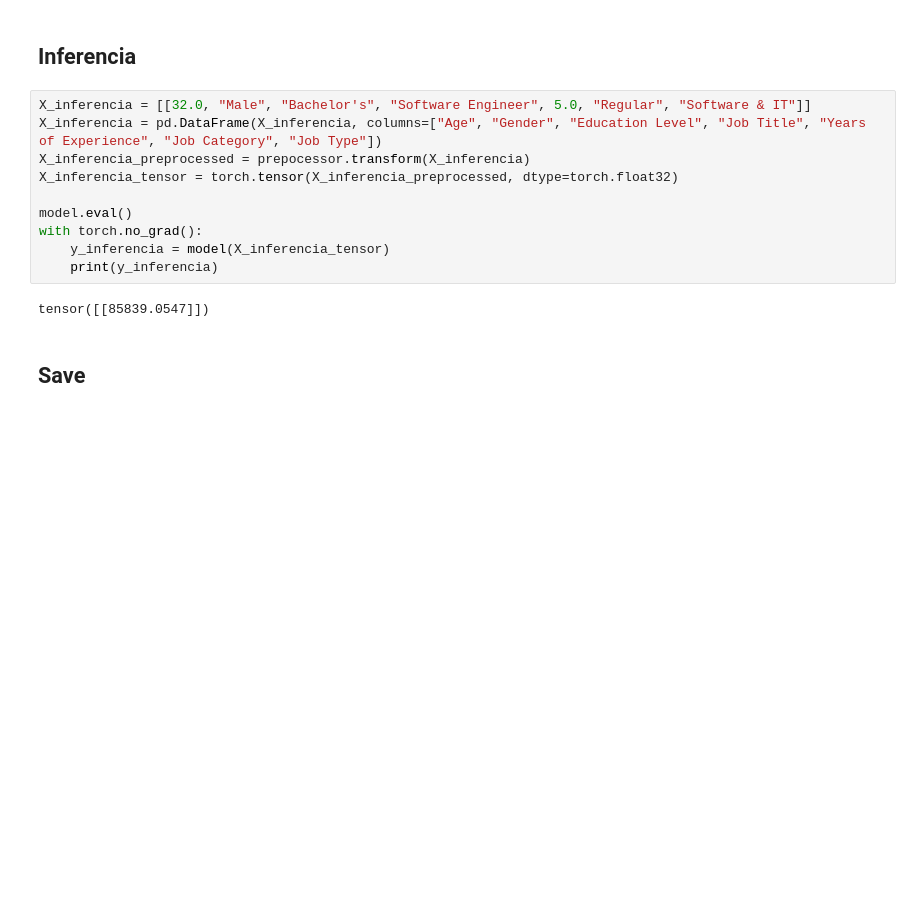
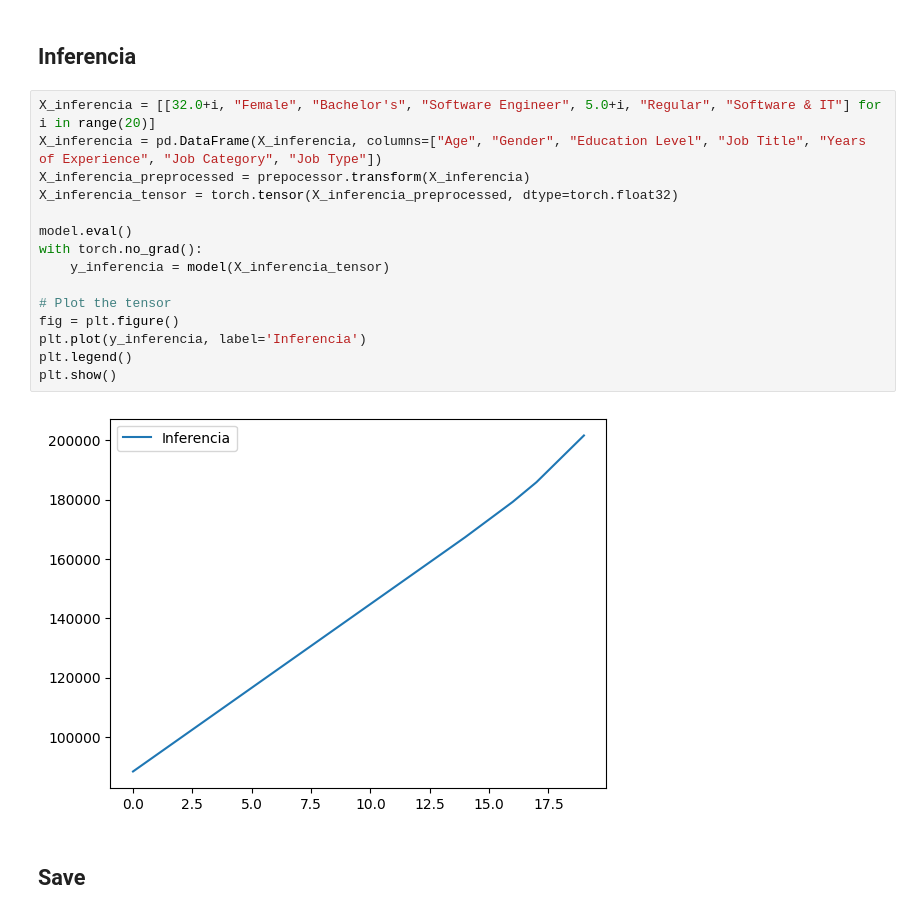
Before and after one commit to B1oko/AI_Project_2, a Jupyter notebook: Pablo/Mode_NN_simplel.ipynb, the cells around one changed output. Cells and saved outputs as stored; diff of their text form; blank space fills up the shorter version.

```diff
--- a/Pablo/Mode_NN_simplel.ipynb
+++ b/Pablo/Mode_NN_simplel.ipynb
@@ -157,17 +157,22 @@ tensor([157125.0625]) tensor([140000.])
 # %% [markdown]
 ## Inferencia
 # %%
-X_inferencia = [[32.0, "Male", "Bachelor's", "Software Engineer", 5.0, "Regular", "Software & IT"]]
+X_inferencia = [[32.0+i, "Female", "Bachelor's", "Software Engineer", 5.0+i, "Regular", "Software & IT"] for i in range(20)]
 X_inferencia = pd.DataFrame(X_inferencia, columns=["Age", "Gender", "Education Level", "Job Title", "Years of Experience", "Job Category", "Job Type"])
 X_inferencia_preprocessed = prepocessor.transform(X_inferencia)
 X_inferencia_tensor = torch.tensor(X_inferencia_preprocessed, dtype=torch.float32)
 
 model.eval()
 with torch.no_grad():
     y_inferencia = model(X_inferencia_tensor)
-    print(y_inferencia)
+
+# Plot the tensor
+fig = plt.figure()
+plt.plot(y_inferencia, label='Inferencia')
+plt.legend()
+plt.show()
 # %% [output]
-tensor([[85839.0547]])
+[figure, added]
 # %% [markdown]
 ## Save
 # %%
```
Also changed, not shown: 2 other files.
